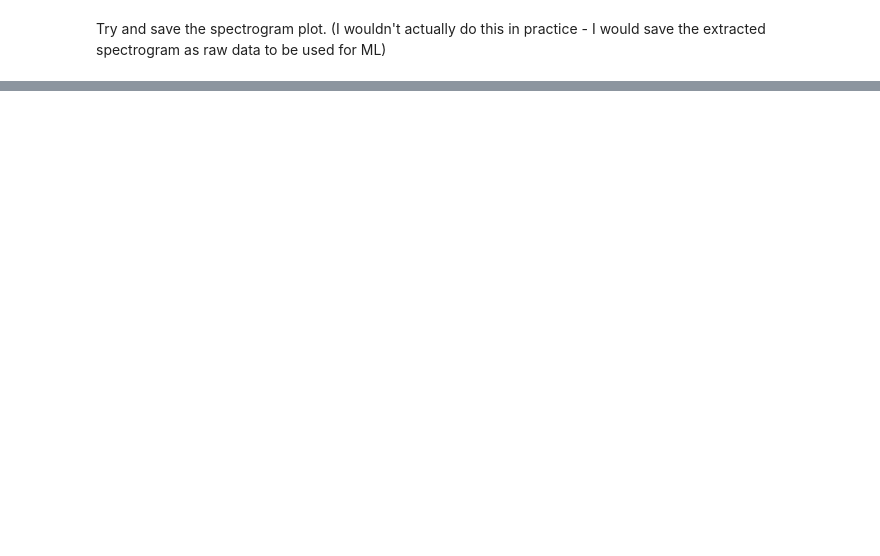
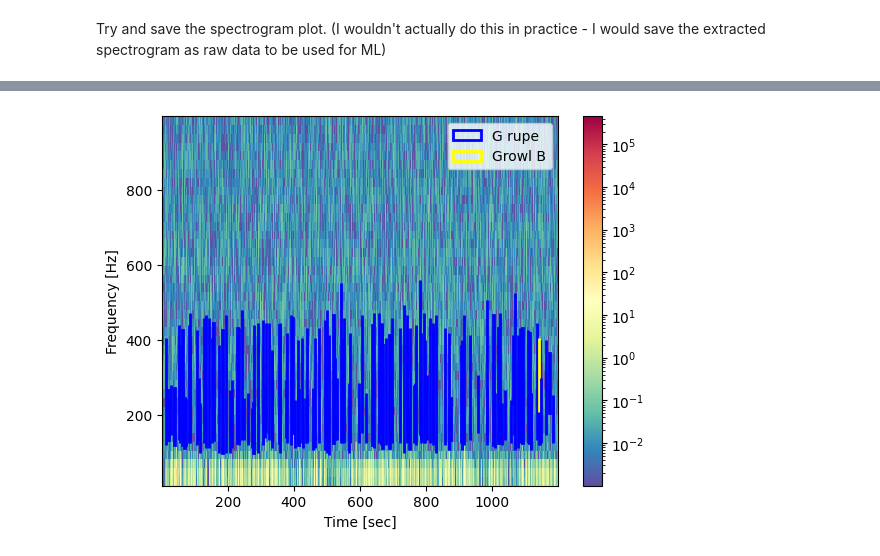
Before and after one commit to mickalleny2k/ML-Project2, a Jupyter notebook: Spectrogram.ipynb, the cells around one changed output, grey strips where cells are left out. Saved outputs shown, nothing was run; the diff lists cells and outputs as text; code cells hidden in the pictures; blank space fills up the shorter version.

```diff
--- a/Spectrogram.ipynb
+++ b/Spectrogram.ipynb
@@ -274,0 +311,11 @@ model = LogisticRegression()
+# %%
+spectrogram[spectrogram < 0.001] = 0.001    #Trim off all the tiny values so that log scale displays correctly
+
+#Trim in frequency
+fmin = 20 # Hz
+fmax = 1000 # Hz
+freq_slice = np.where((frequencies >= fmin) & (frequencies <= fmax))
+
+#keep only frequencies of interest
+frequencies = frequencies[freq_slice]
+spectrogram = spectrogram[freq_slice,:][0]
@@ -309,0 +417,29 @@ numberofclasses:  4
+# %%
+#Define colors for annotations
+annotation_colors = {
+    "Rupe A": "red",
+    "Rupe B": "green",
+    "Growl B": "yellow",
+    "Rupe C" : "purple",
+    "Moan": "pink",
+    "G rupe" : "blue"
+}
+
+pc = plt.pcolormesh(times, frequencies, spectrogram, norm=LogNorm(), cmap='Spectral_r')
+#pc = plt.pcolormesh(times, frequencies, np.log(spectrogram))
+cbar = plt.colorbar(pc)
+#plt.imshow(spectrogram)
+plt.ylabel('Frequency [Hz]')
+plt.xlabel('Time [sec]')
+
+#Get the current axes
+ax = plt.gca()
+overlay_annotations(ax, df, annotation_colors)
+
+#Connect the update function to the axes limit change events
+ax.callbacks.connect('xlim_changed', update_colormap)
+ax.callbacks.connect('ylim_changed', update_colormap)
+
+plt.show()
+# %% [output]
+[figure, added]
```
Also changed, not shown: parts of 32 cells of this notebook.
